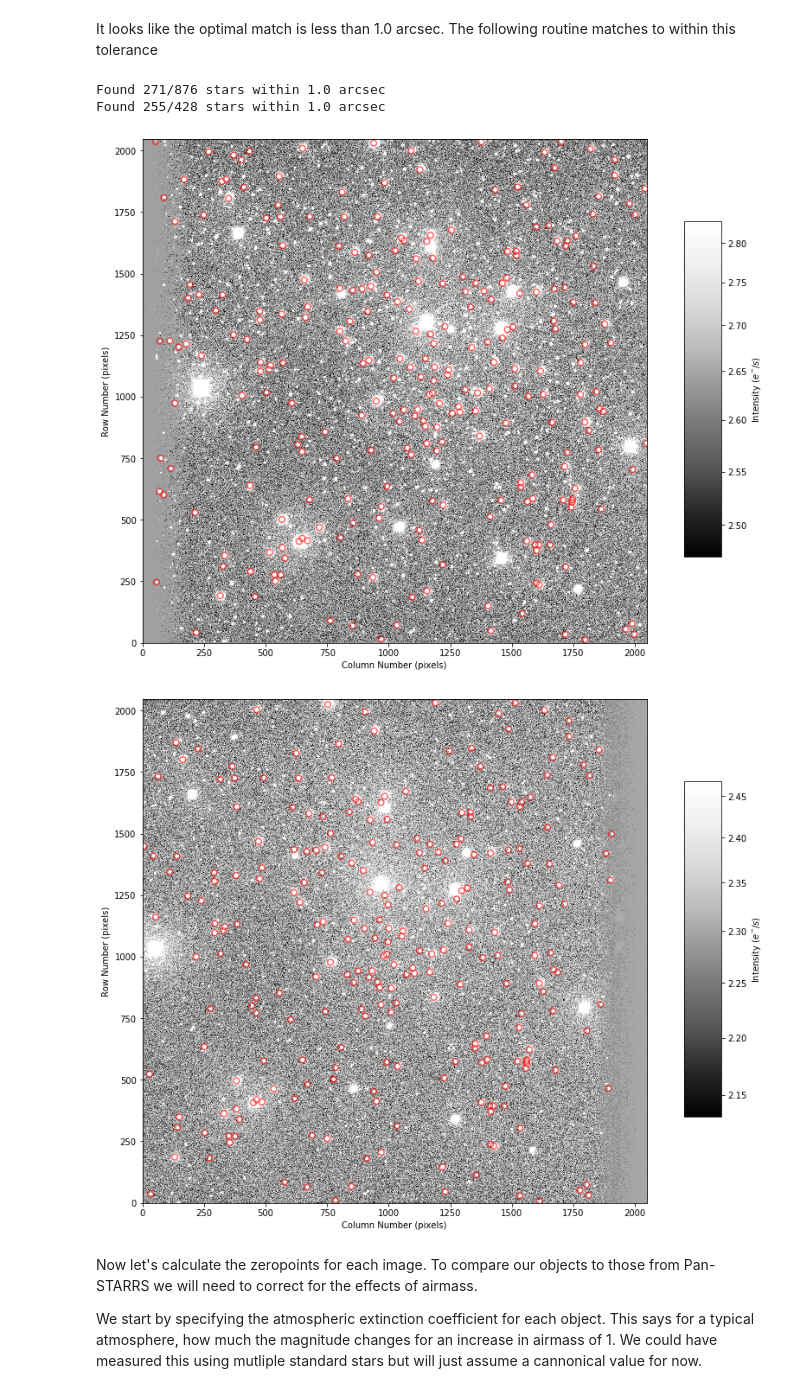
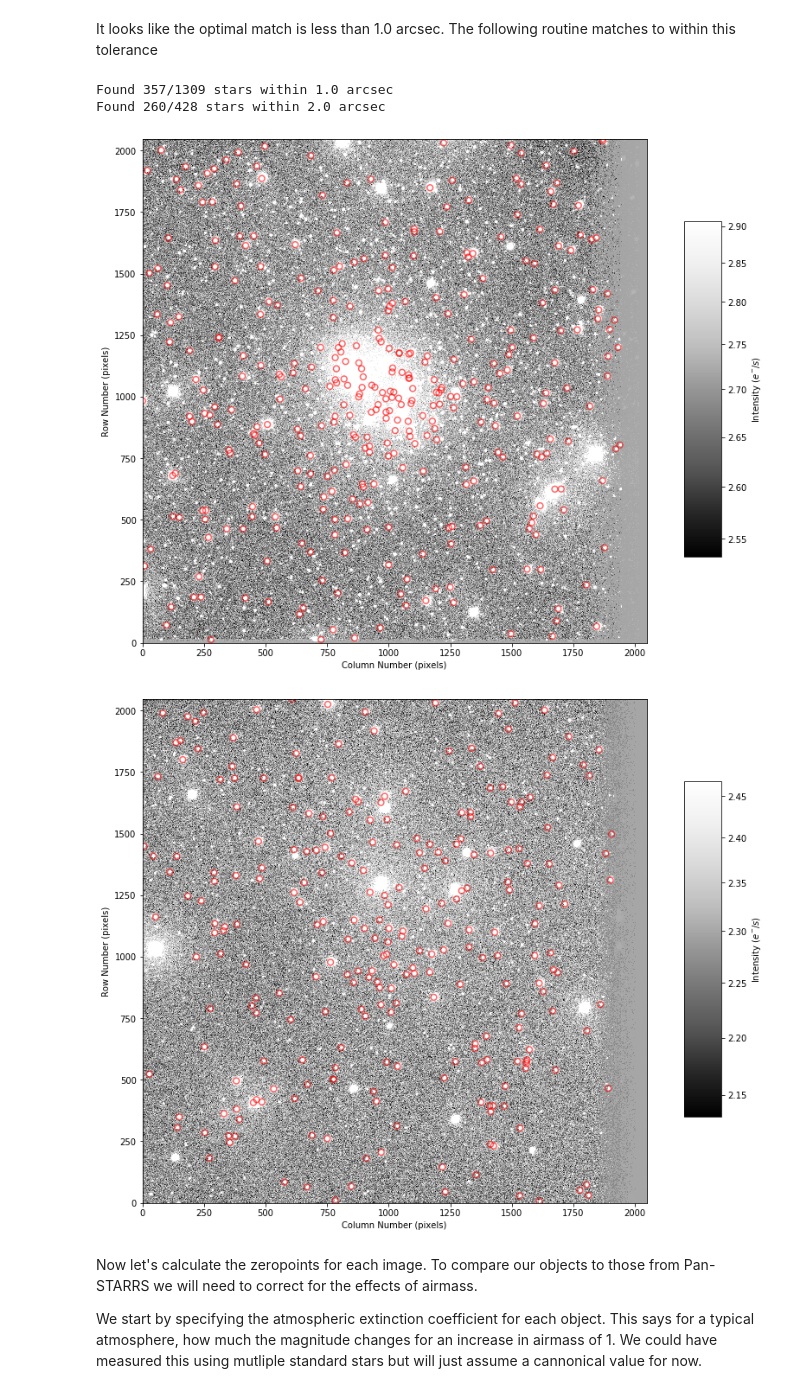
Before and after one commit to elliot1283/astr596_eorellana_obsproject, a Jupyter notebook: reduction_part5_student.ipynb, the cells around one changed output. Saved outputs shown, nothing was run; the diff lists cells and outputs as text; code cells hidden in the pictures.

```diff
--- a/reduction_part5_student.ipynb
+++ b/reduction_part5_student.ipynb
@@ -94,6 +94,6 @@ def read_one_image(filename, wcsfilename, redpath):
 # %%
 
 img_ngc7128_B, hdr_ngc7128_B, imgwcs_ngc7128_B, imgfile_ngc7128_B = read_one_image('ngc7128_B_comb.fits','wngc7128_B_comb.fits',redpath)
-img_King20_V, hdr_King20_V, imgwcs_King20_V, imgfile_King20_V = read_one_image('King20_V_comb.fits','wKing20_V_comb.fits',redpath)
+img_ngc7128_V, hdr_ngc7128_V, imgwcs_ngc7128_V, imgfile_ngc7128_V = read_one_image('ngc7128_V_comb.fits','wngc7128_V_comb.fits',redpath)
 # %% [output]
 Reading /home/e200o154/RFSLAB/USER_DPT/e200o154/ASTR596/Data/Reduced/20191105/ngc7128_B_comb.fits
@@ -114,8 +114,8 @@ def get_sky_background(img, verbose=True):
 This gets the background and subtracts it from the image to get a background subtracted image.  As in part 4 we check that the background looks correct.
 # %%
 #***********
-bkg_V = get_sky_background(img_King20_V, verbose=True)
-img_King20_V_nosky = img_King20_V - bkg_V.background
+bkg_V = get_sky_background(img_ngc7128_V, verbose=True)
+img_ngc7128_V_nosky = img_ngc7128_V - bkg_V.background
 
 bkg_B = get_sky_background(img_ngc7128_B, verbose=True)
 img_ngc7128_B_nosky = img_ngc7128_B - bkg_B.background
@@ -214,7 +214,7 @@ Table length=428
 | 343 | 1541.1449069057649 | 1703.6849007636847 | 0.41099030778355616 | -0.8420293876064954 | 0.04659280549741314 | 25 | 0.0 | 0.4940300885591822 | 1.003172865558759 | -0.003439441448176842 |
 | 100 | 1547.8566384927517 | 656.2723031500975 | 0.6201894357166453 | 0.5572370405524897 | -0.013406800848693485 | 25 | 0.0 | 0.4280349669424637 | 1.0008265058577228 | -0.0008969966977031649 |
 # %%
-srcs_King20_V = find_stars(img_King20_V_nosky, imgfile_King20_V, sigma=bkg_V.background_rms_median, nsigma=5,
+srcs_ngc7128_V = find_stars(img_ngc7128_V_nosky, imgfile_ngc7128_V, sigma=bkg_V.background_rms_median, nsigma=5,
                   verbose=True, overwrite=False)
-srcs_King20_V
+srcs_ngc7128_V
 # %% [output]
@@ -360,0 +357,2 @@ refcoord_King20_V, coord_King20_V = sep_check(imgwcs_King20_V,srcs_King20_V,refc
+# %%
+refcoord_ngc7128_V, coord_ngc7128_V = sep_check(imgwcs_ngc7128_V,srcs_ngc7128_V,refcat_ngc7128_V)
@@ -378,12 +378,12 @@ def match_src_ref(refcoord, coord, srcs, img, radasec = 1.0):
     display_image(img, srcs=srcs[indx], calibrated=True)
     return indx, indx_ref
 # %%
-indx_King20_V, indx_ref_King20_V = match_src_ref(refcoord_King20_V, coord_King20_V, srcs_King20_V, img_King20_V)
-indx_ngc7128_B, indx_ref_ngc7128_B = match_src_ref(refcoord_ngc7128_B, coord_ngc7128_B, srcs_ngc7128_B, img_ngc7128_B)
+indx_ngc7128_V, indx_ref_ngc7128_V = match_src_ref(refcoord_ngc7128_V, coord_ngc7128_V, srcs_ngc7128_V, img_ngc7128_V)
+indx_ngc7128_B, indx_ref_ngc7128_B = match_src_ref(refcoord_ngc7128_B, coord_ngc7128_B, srcs_ngc7128_B, img_ngc7128_B, radasec = 2.0)
 # %% [output]
-Found 271/876 stars within 1.0 arcsec
-Found 255/428 stars within 1.0 arcsec
+Found 357/1309 stars within 1.0 arcsec
+Found 260/428 stars within 2.0 arcsec
-[figure, old version]
+[figure, new version]
 [figure]
 # %% [markdown]
 Now let's calculate the zeropoints for each image.  To compare our objects to those from Pan-STARRS we will need to correct for the effects of airmass.
```
Also changed, not shown: parts of 11 cells of this notebook.
